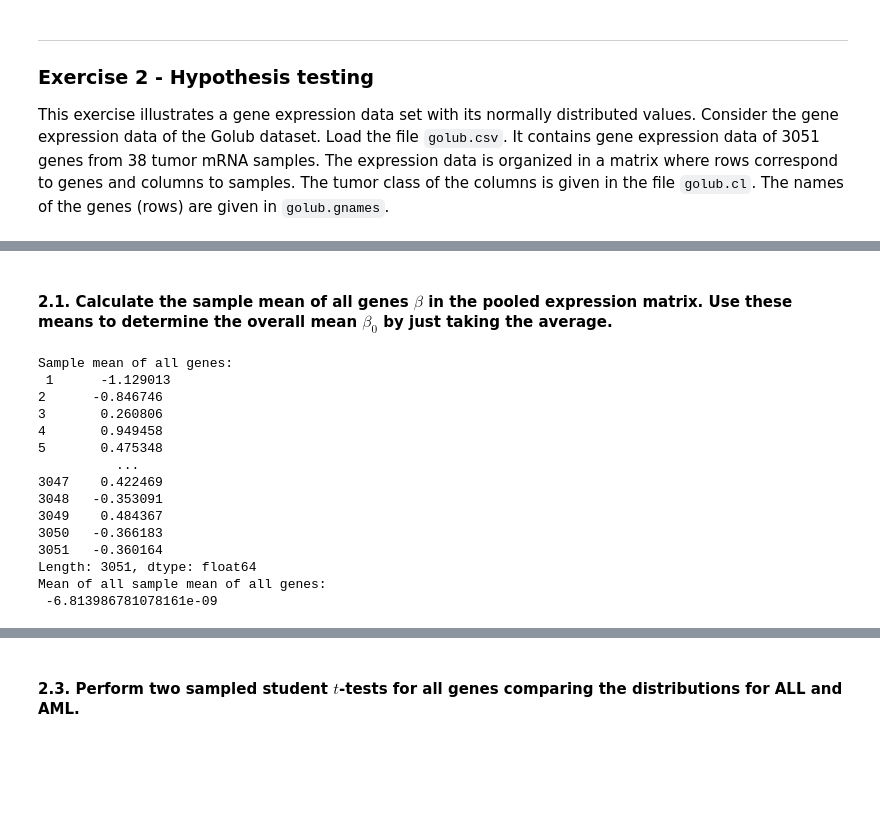
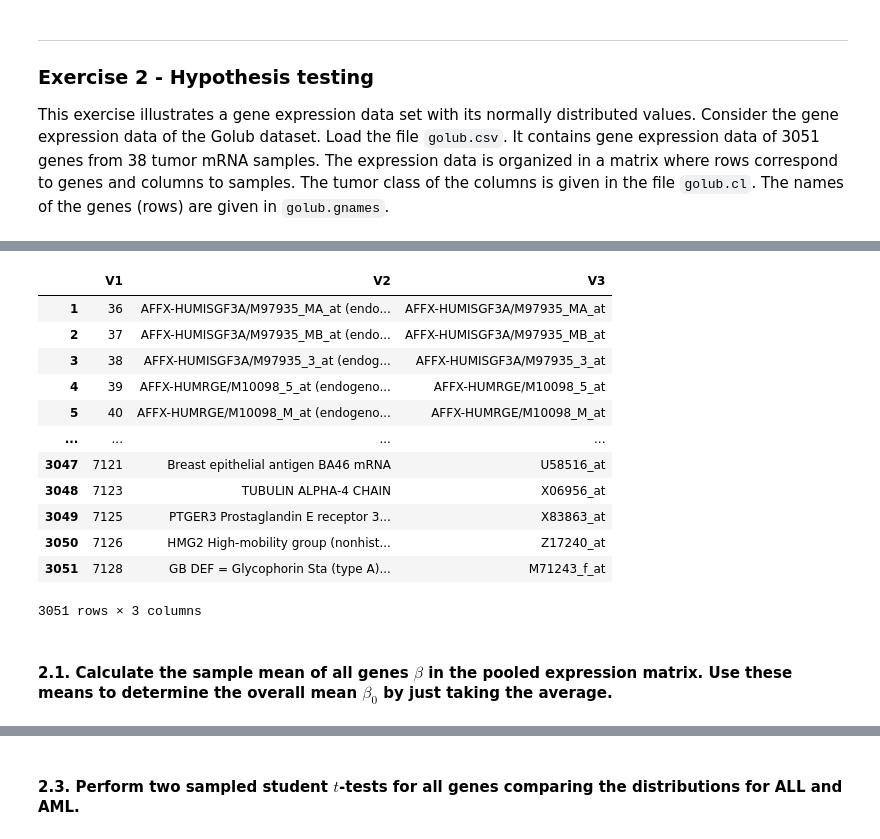
Before and after one commit to FabriceBeaumont/MA-INF_4216_Biomedical_DS_and_AI, a Jupyter notebook: Sheet3/Assignment3_Solutions.ipynb, the cells around one changed output, grey strips where cells are left out. Saved outputs shown, nothing was run; the diff lists cells and outputs as text; code cells hidden in the pictures; blank space fills up the shorter version.

```diff
--- a/Sheet3/Assignment3_Solutions.ipynb
+++ b/Sheet3/Assignment3_Solutions.ipynb
@@ -136,25 +125,20 @@ db_golub_gnames.head(4)
+# %%
+# load gene names
+gene_names = pd.read_csv( 'golub.gnames.csv', index_col = 0 )
+gene_names
+# %% [output]
+|  | V1 | V2 | V3 |
+| 1 | 36 | AFFX-HUMISGF3A/M97935_MA_at (endo... | AFFX-HUMISGF3A/M97935_MA_at |
+| 2 | 37 | AFFX-HUMISGF3A/M97935_MB_at (endo... | AFFX-HUMISGF3A/M97935_MB_at |
+| 3 | 38 | AFFX-HUMISGF3A/M97935_3_at (endog... | AFFX-HUMISGF3A/M97935_3_at |
+| 4 | 39 | AFFX-HUMRGE/M10098_5_at (endogeno... | AFFX-HUMRGE/M10098_5_at |
+| 5 | 40 | AFFX-HUMRGE/M10098_M_at (endogeno... | AFFX-HUMRGE/M10098_M_at |
+| ... | ... | ... | ... |
+| 3047 | 7121 | Breast epithelial antigen BA46 mRNA | U58516_at |
+| 3048 | 7123 | TUBULIN ALPHA-4 CHAIN | X06956_at |
+| 3049 | 7125 | PTGER3 Prostaglandin E receptor 3... | X83863_at |
+| 3050 | 7126 | HMG2 High-mobility group (nonhist... | Z17240_at |
+| 3051 | 7128 | GB DEF = Glycophorin Sta (type A)... | M71243_f_at |
+3051 rows × 3 columns
 # %% [markdown]
 #### 2.1. Calculate the sample mean of all genes $\beta$ in the pooled expression matrix. Use these means to determine the overall mean $\beta_0$ by just taking the average.
-# %%
-### Since the rows correspond to the genes (and the columns to the samples)
-### we need to take the means by iterating over the column. This is done by setting 'axis=1'
-beta = db_golub_genes.mean(axis=1)
-beta_0 = beta.mean()
-print("Sample mean of all genes:\n", beta)
-print("Mean of all sample mean of all genes:\n", beta_0)
-# %% [output]
-Sample mean of all genes:
- 1      -1.129013
-2      -0.846746
-3       0.260806
-4       0.949458
-5       0.475348
-          ...
-3047    0.422469
-3048   -0.353091
-3049    0.484367
-3050   -0.366183
-3051   -0.360164
-Length: 3051, dtype: float64
-Mean of all sample mean of all genes:
- -6.813986781078161e-09
```
Also changed, not shown: parts of 49 cells of this notebook.
